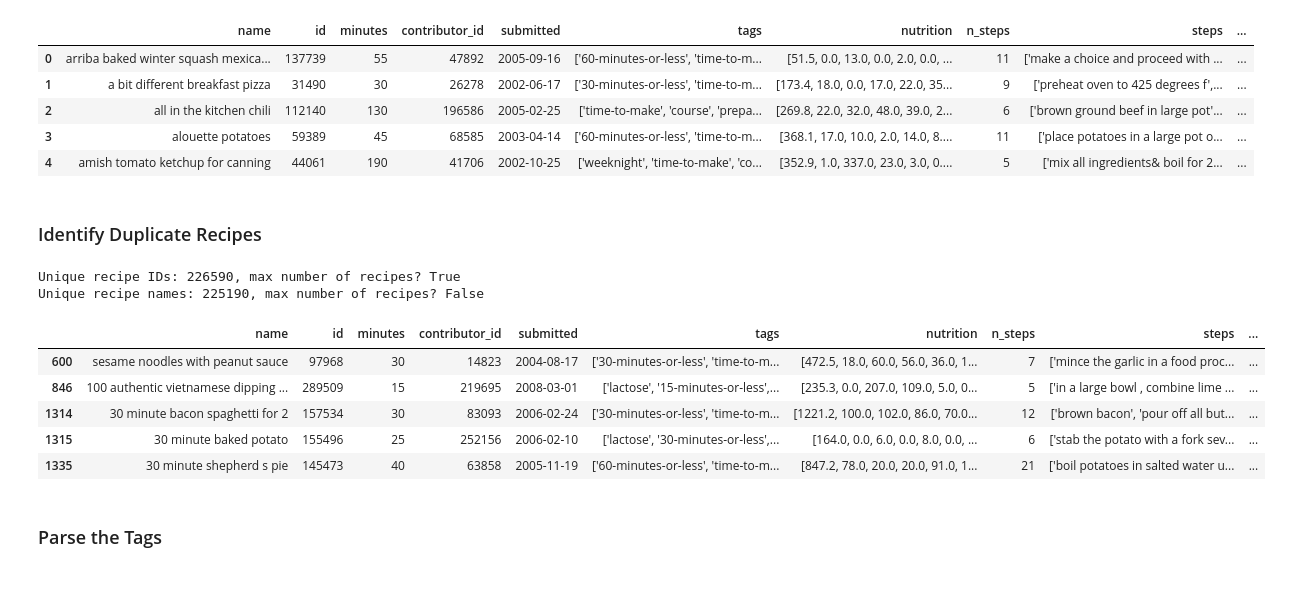
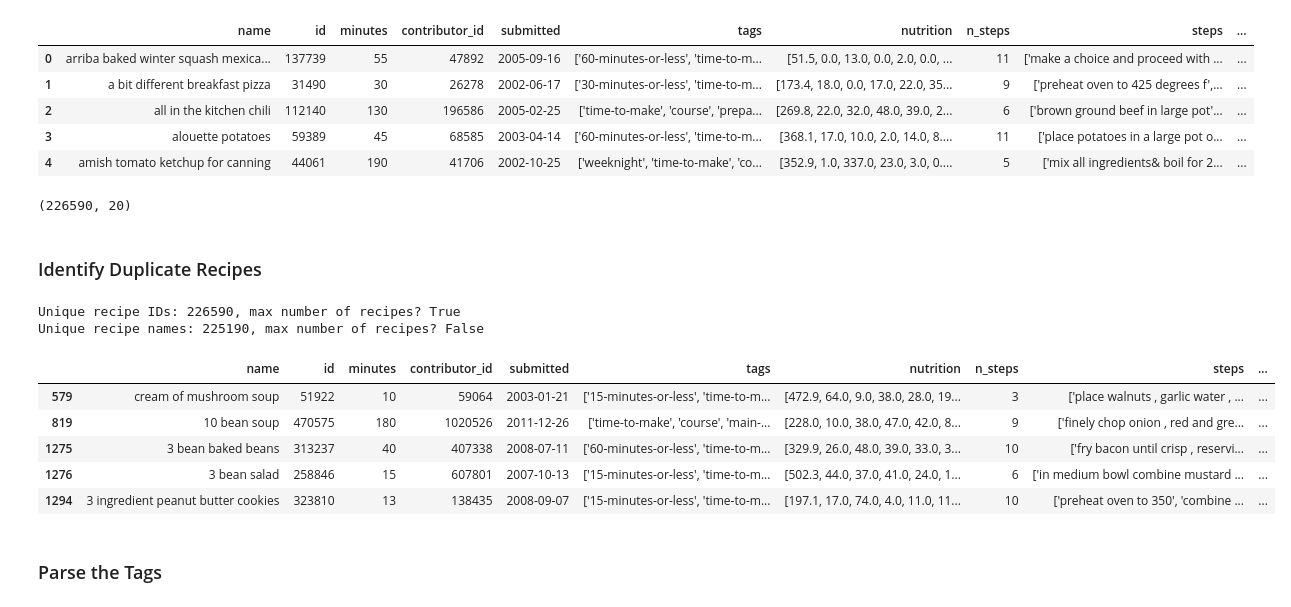
Before and after one commit to alyssahondrade/Project1, a Jupyter notebook: nutritious_recipes.ipynb, the cells around one changed output. Cells and saved outputs as stored; diff of their text form; code cells hidden in the pictures.

```diff
--- a/nutritious_recipes.ipynb
+++ b/nutritious_recipes.ipynb
@@ -196,29 +196,33 @@ merged_food.head()
 | 2 | all in the kitchen chili | 112140 | 130 | 196586 | 2005-02-25 | ['time-to-make', 'course', 'prepa... | [269.8, 22.0, 32.0, 48.0, 39.0, 2... | 6 | ['brown ground beef in large pot'... | ... |
 | 3 | alouette potatoes | 59389 | 45 | 68585 | 2003-04-14 | ['60-minutes-or-less', 'time-to-m... | [368.1, 17.0, 10.0, 2.0, 14.0, 8.... | 11 | ['place potatoes in a large pot o... | ... |
 | 4 | amish tomato ketchup for canning | 44061 | 190 | 41706 | 2002-10-25 | ['weeknight', 'time-to-make', 'co... | [352.9, 1.0, 337.0, 23.0, 3.0, 0.... | 5 | ['mix all ingredients& boil for 2... | ... |
+# %%
+merged_food.shape
+# %% [output]
+(226590, 20)
 # %% [markdown]
 ### Identify Duplicate Recipes
 # %%
 # Determine whether there are duplicate recipes by ID
 dup_id = len(merged_food['id'].unique())
 print(f"Unique recipe IDs: {dup_id}, max number of recipes? {merged_shape[0] == dup_id}")
 
 # Determine whether there are duplicate recipes by name
 dup_name = len(merged_food['name'].unique())
 print(f"Unique recipe names: {dup_name}, max number of recipes? {merged_shape[0] == dup_name}")
 
 # Get the duplicate names - these should be okay
-duplicate_names = merged_food.loc[food_df.duplicated(['name'])]
+duplicate_names = merged_food.loc[merged_food.duplicated(['name'])]
 duplicate_names.head()
 # %% [output]
 Unique recipe IDs: 226590, max number of recipes? True
 Unique recipe names: 225190, max number of recipes? False
 |  | name | id | minutes | contributor_id | submitted | tags | nutrition | n_steps | steps | ... |
-| 600 | sesame noodles with peanut sauce | 97968 | 30 | 14823 | 2004-08-17 | ['30-minutes-or-less', 'time-to-m... | [472.5, 18.0, 60.0, 56.0, 36.0, 1... | 7 | ['mince the garlic in a food proc... | ... |
-| 846 | 100 authentic vietnamese dipping ... | 289509 | 15 | 219695 | 2008-03-01 | ['lactose', '15-minutes-or-less',... | [235.3, 0.0, 207.0, 109.0, 5.0, 0... | 5 | ['in a large bowl , combine lime ... | ... |
-| 1314 | 30 minute bacon spaghetti for 2 | 157534 | 30 | 83093 | 2006-02-24 | ['30-minutes-or-less', 'time-to-m... | [1221.2, 100.0, 102.0, 86.0, 70.0... | 12 | ['brown bacon', 'pour off all but... | ... |
-| 1315 | 30 minute baked potato | 155496 | 25 | 252156 | 2006-02-10 | ['lactose', '30-minutes-or-less',... | [164.0, 0.0, 6.0, 0.0, 8.0, 0.0, ... | 6 | ['stab the potato with a fork sev... | ... |
-| 1335 | 30 minute shepherd s pie | 145473 | 40 | 63858 | 2005-11-19 | ['60-minutes-or-less', 'time-to-m... | [847.2, 78.0, 20.0, 20.0, 91.0, 1... | 21 | ['boil potatoes in salted water u... | ... |
+| 579 | cream of mushroom soup | 51922 | 10 | 59064 | 2003-01-21 | ['15-minutes-or-less', 'time-to-m... | [472.9, 64.0, 9.0, 38.0, 28.0, 19... | 3 | ['place walnuts , garlic water , ... | ... |
+| 819 | 10 bean soup | 470575 | 180 | 1020526 | 2011-12-26 | ['time-to-make', 'course', 'main-... | [228.0, 10.0, 38.0, 47.0, 42.0, 8... | 9 | ['finely chop onion , red and gre... | ... |
+| 1275 | 3 bean baked beans | 313237 | 40 | 407338 | 2008-07-11 | ['60-minutes-or-less', 'time-to-m... | [329.9, 26.0, 48.0, 39.0, 33.0, 3... | 10 | ['fry bacon until crisp , reservi... | ... |
+| 1276 | 3 bean salad | 258846 | 15 | 607801 | 2007-10-13 | ['15-minutes-or-less', 'time-to-m... | [502.3, 44.0, 37.0, 41.0, 24.0, 1... | 6 | ['in medium bowl combine mustard ... | ... |
+| 1294 | 3 ingredient peanut butter cookies | 323810 | 13 | 138435 | 2008-09-07 | ['15-minutes-or-less', 'time-to-m... | [197.1, 17.0, 74.0, 4.0, 11.0, 11... | 10 | ['preheat oven to 350', 'combine ... | ... |
 # %% [markdown]
 ### Parse the Tags
 # %%
```
Also changed, not shown: parts of 9 cells of this notebook, 1 other file.
